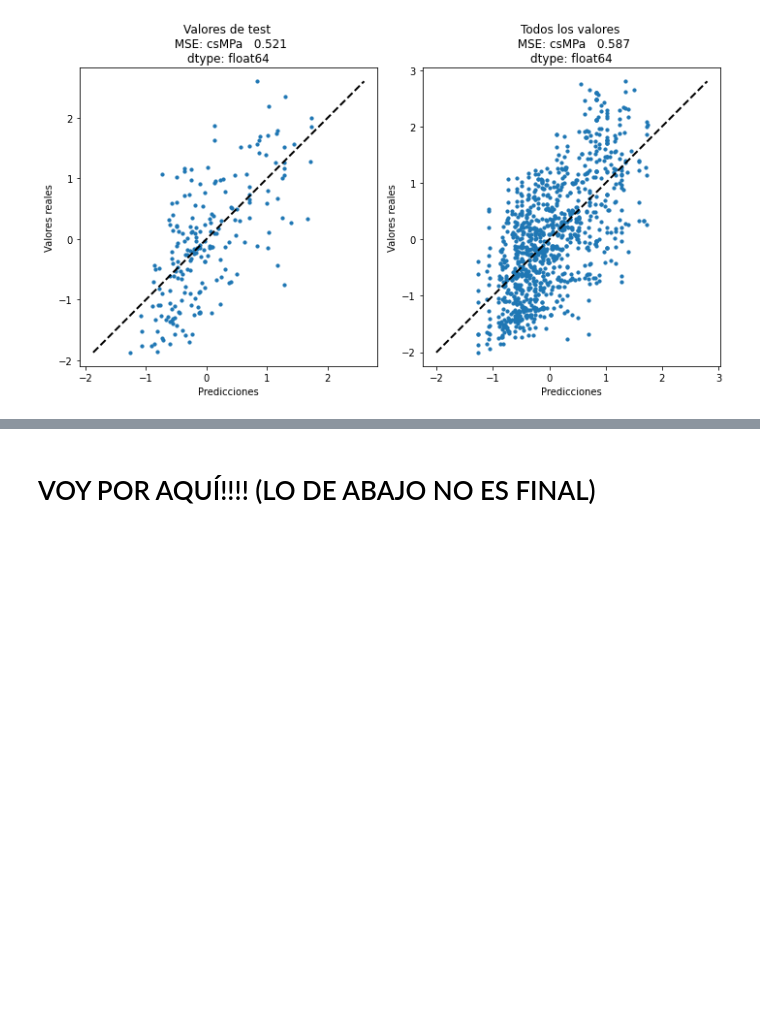
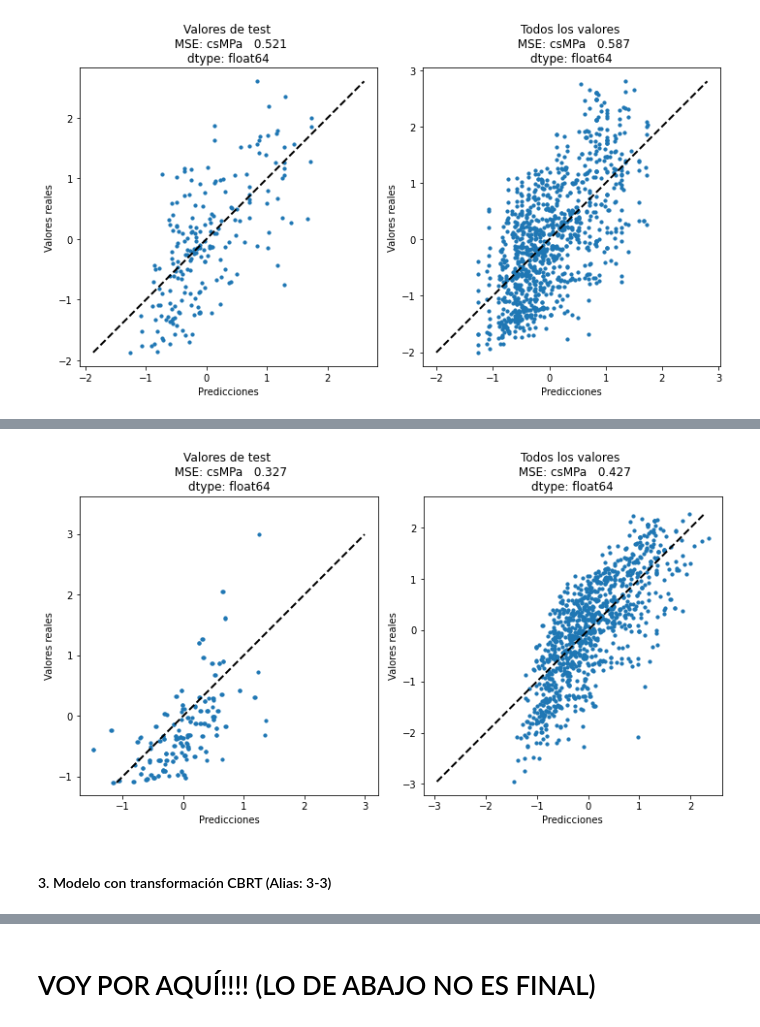
Before and after one commit to juankasv99/APC_Concrete_MPa, a Jupyter notebook: [APC]-LinearRegression-Prac1-JuanCarlosSoriano_JorgeGimenez.ipynb, the cells around one changed output, grey strips where cells are left out. Cells and saved outputs as stored; diff of their text form; code cells hidden in the pictures; blank space fills up the shorter version.

```diff
--- a/[APC]-LinearRegression-Prac1-JuanCarlosSoriano_JorgeGimenez.ipynb
+++ b/[APC]-LinearRegression-Prac1-JuanCarlosSoriano_JorgeGimenez.ipynb
@@ -245,0 +311,15 @@ Si bien el modelo no es desastroso, no alcanza el nivel del modelo 0, probableme
+# %%
+nTrain = xTrain.shape[0]
+nTest = xTest.shape[0]
+
+xTrainTransform = squareThenStdDF.iloc[:nTrain, :8]
+yTrainTransform = squareThenStdDF.iloc[:nTrain, 8:9]
+xTestTransform = squareThenStdDF.iloc[nTrain:, :8]
+yTestTranform = squareThenStdDF.iloc[nTrain:, 8:9]
+# %%
+model3_2 = LinearRegression().fit(xTrainTransform, yTrainTransform)
+plotModel(model3_2, xTestTransform, yTestTranform, sqrtThenStdDF.iloc[:, :8], sqrtThenStdDF.iloc[:, 8:9])
+# %% [output]
+[figure, added]
+# %% [markdown]
+#### 3. Modelo con transformación CBRT (Alias: 3-3)
```
Also changed, not shown: parts of 26 cells of this notebook.
